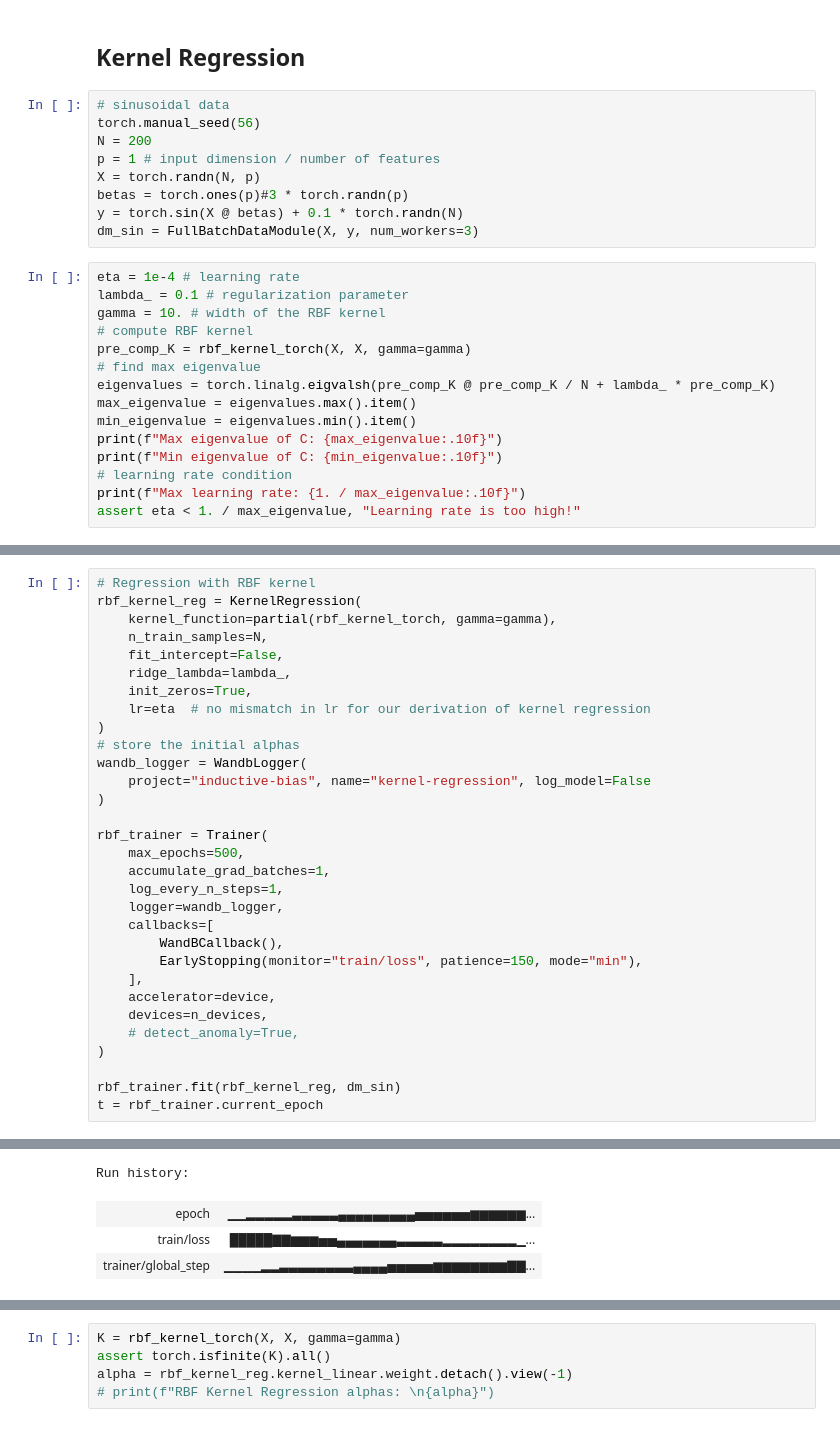
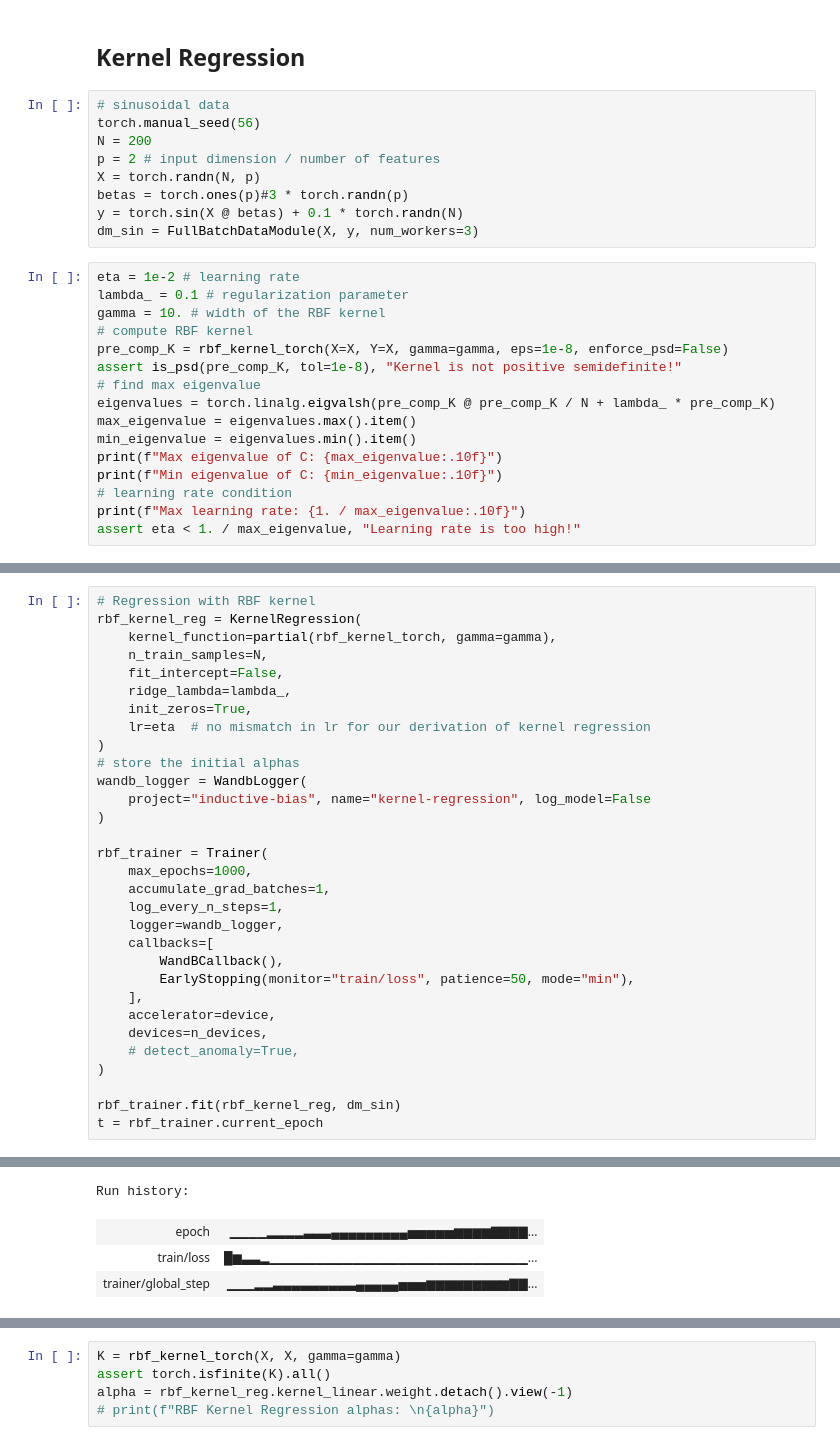
Before and after one commit to jrudoler/estimating-implicit-regularization, a Jupyter notebook: learn-inductive-bias.ipynb, the cells around one changed output, grey strips where cells are left out. Cells and saved outputs as stored; diff of their text form.

```diff
--- a/learn-inductive-bias.ipynb
+++ b/learn-inductive-bias.ipynb
@@ -25,17 +25,18 @@ torch.set_float32_matmul_precision("highest")
 # sinusoidal data
 torch.manual_seed(56)
 N = 200
-p = 1 # input dimension / number of features
+p = 2 # input dimension / number of features
 X = torch.randn(N, p)
 betas = torch.ones(p)#3 * torch.randn(p)
 y = torch.sin(X @ betas) + 0.1 * torch.randn(N)
 dm_sin = FullBatchDataModule(X, y, num_workers=3)
 # %%
-eta = 1e-4 # learning rate
+eta = 1e-2 # learning rate
 lambda_ = 0.1 # regularization parameter
 gamma = 10. # width of the RBF kernel
 # compute RBF kernel
-pre_comp_K = rbf_kernel_torch(X, X, gamma=gamma)
+pre_comp_K = rbf_kernel_torch(X=X, Y=X, gamma=gamma, eps=1e-8, enforce_psd=False)
+assert is_psd(pre_comp_K, tol=1e-8), "Kernel is not positive semidefinite!"
 # find max eigenvalue
 eigenvalues = torch.linalg.eigvalsh(pre_comp_K @ pre_comp_K / N + lambda_ * pre_comp_K)
 max_eigenvalue = eigenvalues.max().item()
@@ -65,13 +67,13 @@ wandb_logger = WandbLogger(
 )
 
 rbf_trainer = Trainer(
-    max_epochs=500,
+    max_epochs=1000,
     accumulate_grad_batches=1,
     log_every_n_steps=1,
     logger=wandb_logger,
     callbacks=[
         WandBCallback(),
-        EarlyStopping(monitor="train/loss", patience=150, mode="min"),
+        EarlyStopping(monitor="train/loss", patience=50, mode="min"),
     ],
     accelerator=device,
     devices=n_devices,
@@ -111,8 +111,8 @@ LOCAL_RANK: 0 - CUDA_VISIBLE_DEVICES: [0]
 [interactive output not drawn]
 Run history:
-| epoch | ▁▁▂▂▂▂▂▃▃▃▃▃▄▄▄▄▄▄▄▄▄▅▅▅▅▅▅▆▆▆▆▆▆... |
-| train/loss | █████▇▇▆▆▆▅▅▄▄▄▄▄▄▄▃▃▃▃▃▂▂▂▂▂▂▂▂▁... |
-| trainer/global_step | ▁▁▁▁▂▂▃▃▃▃▃▃▃▃▄▄▄▄▅▅▅▅▅▆▆▆▆▆▆▆▆▇▇... |
+| epoch | ▁▁▁▁▂▂▂▂▃▃▃▄▄▄▄▄▄▄▄▄▅▅▅▅▅▆▆▆▆▇▇▇▇... |
+| train/loss | █▆▃▃▂▁▁▁▁▁▁▁▁▁▁▁▁▁▁▁▁▁▁▁▁▁▁▁▁▁▁▁▁... |
+| trainer/global_step | ▁▁▁▂▂▃▃▃▃▃▃▃▃▃▄▄▄▄▄▅▅▅▆▆▆▆▆▆▆▆▆▇▇... |
 Run summary:
 ... (3 outputs left out)
 # %%
```
Also changed, not shown: parts of 20 cells of this notebook, 3 other files.
